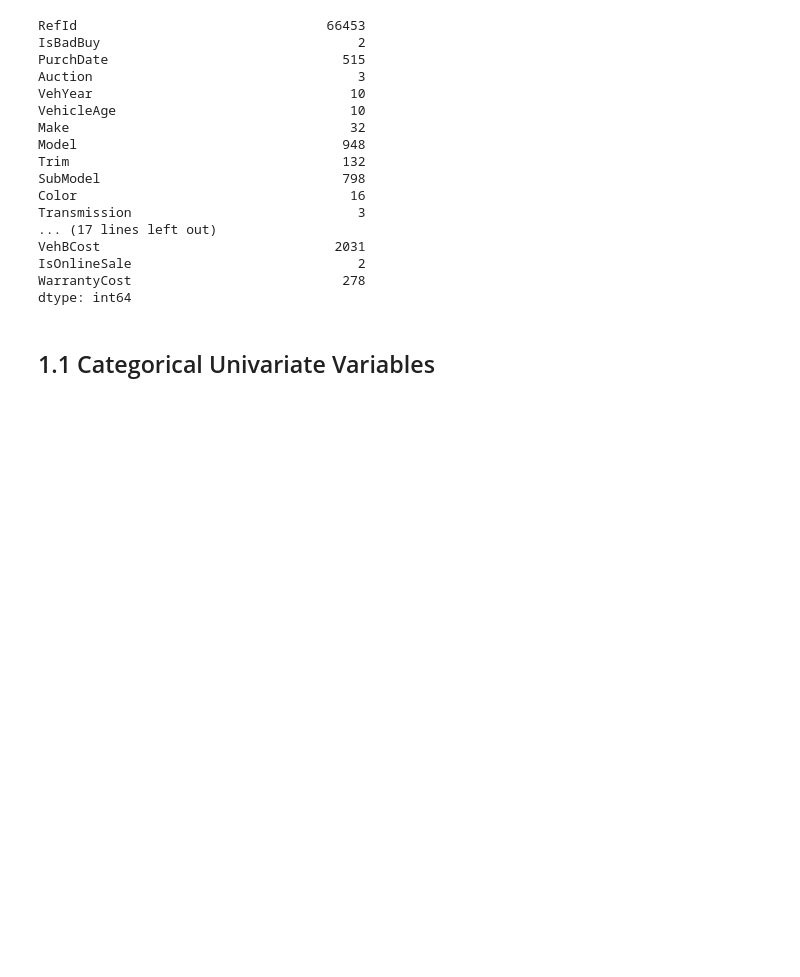
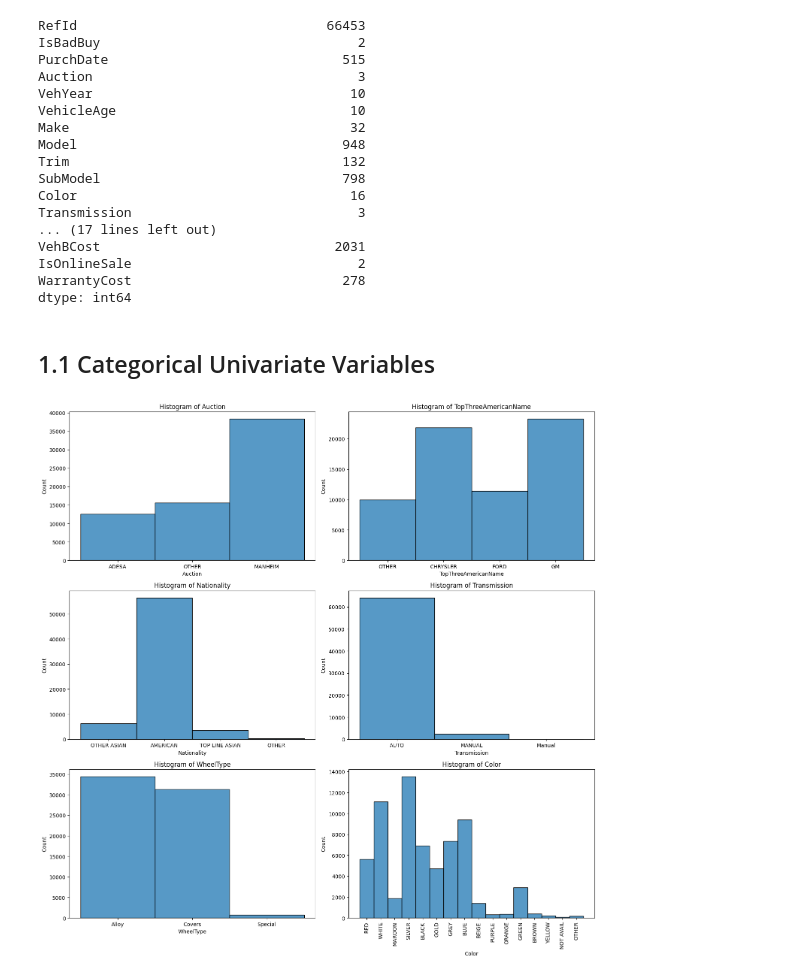
Before and after one commit to 4GeeksAcademy/Isabell-Joane-Eric-Final-Project, a Jupyter notebook: src/explore.ipynb, the cells around one changed output. Cells and saved outputs as stored; diff of their text form; code cells hidden in the pictures; blank space fills up the shorter version.

```diff
--- a/src/explore.ipynb
+++ b/src/explore.ipynb
@@ -288,5 +288,67 @@ VehBCost                              2031
 IsOnlineSale                             2
 WarrantyCost                           278
 dtype: int64
+# %%
+# Convert PurchDate to datetime
+total_data['PurchDate'] = pd.to_datetime(total_data['PurchDate'])
+# %%
+# Convert WheelTypeID to 'category'
+total_data['WheelTypeID'] = total_data['WheelTypeID'].astype('category')
 # %% [markdown]
 ## 1.1 Categorical Univariate Variables
+# %%
+import seaborn as sns
+import matplotlib.pyplot as plt
+
+# Define categorical features
+categorical_features = [
+    'Auction', 'Make', 'Model', 'Trim', 'SubModel', 'Color',
+    'Transmission', 'WheelType', 'Nationality', 'Size',
+    'TopThreeAmericanName', 'VNST'
+]
+
+import seaborn as sns
+import matplotlib.pyplot as plt
+
+# Create a figure and axis objects with a 3x2 grid layout
+fig, axis = plt.subplots(3, 2, figsize=(15, 15))
+
+# Plot histograms for each specified categorical feature
+sns.histplot(ax=axis[0, 0], data=total_data, x='Auction')
+axis[0, 0].set_title('Histogram of Auction')
+axis[0, 0].set_xlabel('Auction')
+axis[0, 0].set_ylabel('Count')
+
+sns.histplot(ax=axis[0, 1], data=total_data, x='TopThreeAmericanName')
+axis[0, 1].set_title('Histogram of TopThreeAmericanName')
+axis[0, 1].set_xlabel('TopThreeAmericanName')
+axis[0, 1].set_ylabel('Count')
+
+sns.histplot(ax=axis[1, 0], data=total_data, x='Nationality')
+axis[1, 0].set_title('Histogram of Nationality')
+axis[1, 0].set_xlabel('Nationality')
+axis[1, 0].set_ylabel('Count')
+
+sns.histplot(ax=axis[1, 1], data=total_data, x='Transmission')
+axis[1, 1].set_title('Histogram of Transmission')
+axis[1, 1].set_xlabel('Transmission')
+axis[1, 1].set_ylabel('Count')
+
+sns.histplot(ax=axis[2, 0], data=total_data, x='WheelType')
+axis[2, 0].set_title('Histogram of WheelType')
+axis[2, 0].set_xlabel('WheelType')
+axis[2, 0].set_ylabel('Count')
+
+sns.histplot(ax=axis[2, 1], data=total_data, x='Color')
+axis[2, 1].set_title('Histogram of Color')
+axis[2, 1].set_xlabel('Color')
+axis[2, 1].set_ylabel('Count')
+axis[2, 1].tick_params(axis='x', rotation=90)
+
+# Adjust the layout
+plt.tight_layout()
+
+# Show the plot
+plt.show()
+# %% [output]
+[figure, added]
```
Also changed, not shown: parts of 12 cells of this notebook.
